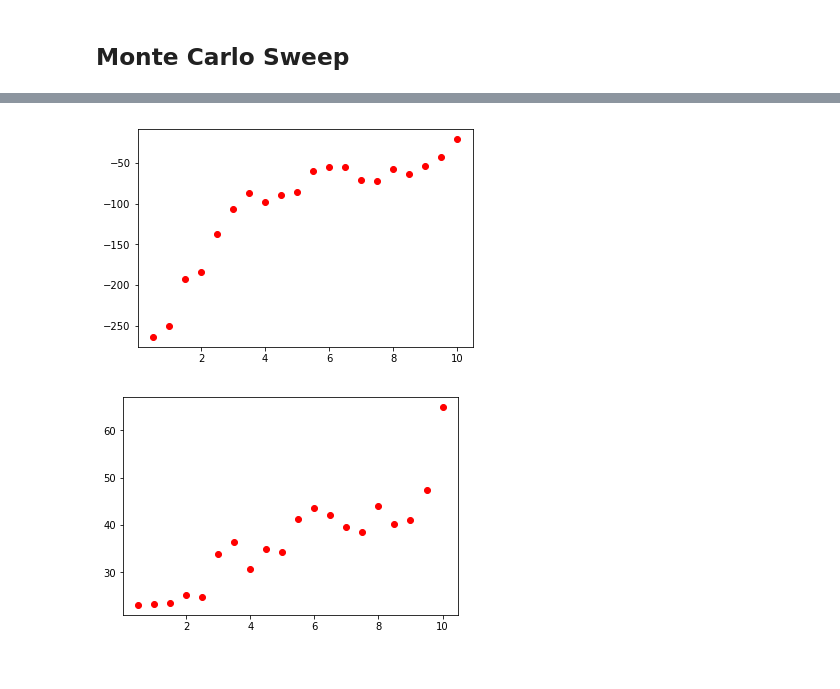
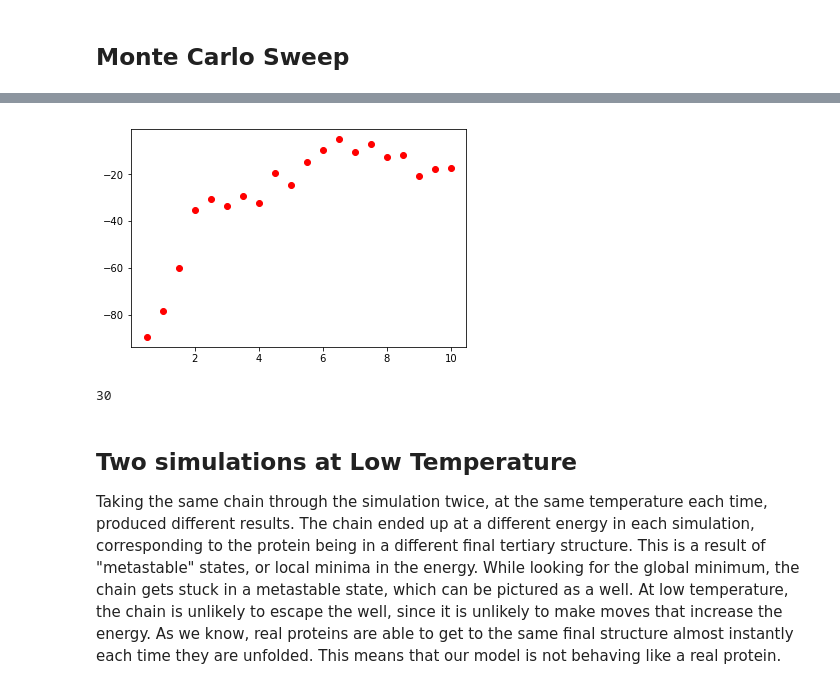
Before and after one commit to JohnPHealey/protein-folding, a Jupyter notebook: protein_folding.ipynb, the cells around one changed output, grey strips where cells are left out. Drawn from its saved outputs; the diff is of its cells as text; code cells hidden in the pictures.

Commit message:
Get results for average energy vs temperature, and 2 sims at 1 temp

```diff
--- a/protein_folding.ipynb
+++ b/protein_folding.ipynb
@@ -129,7 +129,7 @@ from numba import jit
 import math
 from scipy import optimize
 # %%
-N = 100
+N = 30
 MCS = 500000
 
 
@@ -306,7 +304,7 @@ def sweep(lattice, A, E_chain, acid_index, neigh_index, prob_index, T):
             #print("changed A at " + str(acid_pos))
             #print(A)
 
-    l_chain = (A[0, 1] - A[A.shape[0]-1, 1])**2 + (A[0, 2] - A[A.shape[0]-1, 2])**2
-    l_chain = math.sqrt(l_chain)
+    #l_chain = (A[0, 1] - A[A.shape[0]-1, 1])**2 + (A[0, 2] - A[A.shape[0]-1, 2])**2
+    #l_chain = math.sqrt(l_chain)
 
-    return lattice, A, E_chain, l_chain
+    return lattice, A, E_chain#, l_chain
@@ -314,7 +319,7 @@ def sweep(lattice, A, E_chain, acid_index, neigh_index, prob_index, T):
 T = np.arange(10, 0, -0.5)
 
 E_averages = np.zeros(len(T))
-l_averages = np.zeros(len(T))
+#l_averages = np.zeros(len(T))
 
 lattice, A = initialize_lattice()
 E_chain = 0
@@ -324,7 +329,7 @@ for j in range(len(T)):
 
     E = np.zeros(MCS)
     E_average = 0
-    l_average = 0
+    #l_average = 0
 
 
 
@@ -345,27 +350,28 @@ for j in range(len(T)):
 
     for i in range(MCS):
         E[i] = E_chain
-        lattice, A, E_chain, l_chain = sweep(lattice, A, E_chain, curr_acid_pick, curr_neigh_pick, curr_prob_pick, T[j])
+        lattice, A, E_chain = sweep(lattice, A, E_chain, curr_acid_pick, curr_neigh_pick, curr_prob_pick, T[j])
 
         if (i>0.1*MCS):
             E_average += E_chain
-            l_average += l_chain
+            #l_average += l_chain
 
         curr_acid_pick += 1
         curr_neigh_pick += 1
         curr_prob_pick += 1
 
 
-    #plt.plot(np.arange(0, int(MCS)), E)
-    #plt.show()
+    print("Done " + str(T[j]))
 
-    print("Done" + str(T[j]))
+    plt.plot(np.arange(MCS), E)
+    plt.show()
+
 
     E_average /= (0.9*MCS-1)
     E_averages[j] = E_average
 
-    l_average /= (0.9*MCS-1)
-    l_averages[j] = l_average
+    #l_average /= (0.9*MCS-1)
+    #l_averages[j] = l_average
 
     lattice, A = re_center(lattice, A)
 # %% [output]
@@ -392,14 +391,16 @@ Done0.5
 # %%
 plt.plot(T, E_averages, 'ro')
 #plt.ylim(ymax=-10)
 #plt.ylim(ymin=-50)
 plt.show()
 
-plt.plot(T, l_averages, 'ro')
+print(A.shape[0])
+
+#plt.plot(T, l_averages, 'ro')
 #plt.ylim(ymax=6)
 #plt.ylim(ymin=2.5)
-plt.show()
+#plt.show()
 # %% [output]
-[figure, old version]
+[figure, new version]
-[figure, removed]
+30
 # %%
@@ -411 +414,8 @@ out.close()
+# %% [markdown]
+## Two simulations at Low Temperature ##
+
+Taking the same chain through the simulation twice, at the same temperature each time, produced different results.
+The chain ended up at a different energy in each simulation, corresponding to the protein being in a different final
+tertiary structure. This is a result of "metastable" states, or local minima in the energy. While looking for the global
+minimum, the chain gets stuck in a metastable state, which can be pictured as a well. At low temperature, the chain is unlikely to escape the well, since it is unlikely to make moves that increase the energy. As we know, real proteins are able to get to the same final structure almost instantly each time they are unfolded. This means that our model is not behaving like a real protein.
 # %%
```
Also changed, not shown: parts of 10 cells of this notebook, 9 other files.
